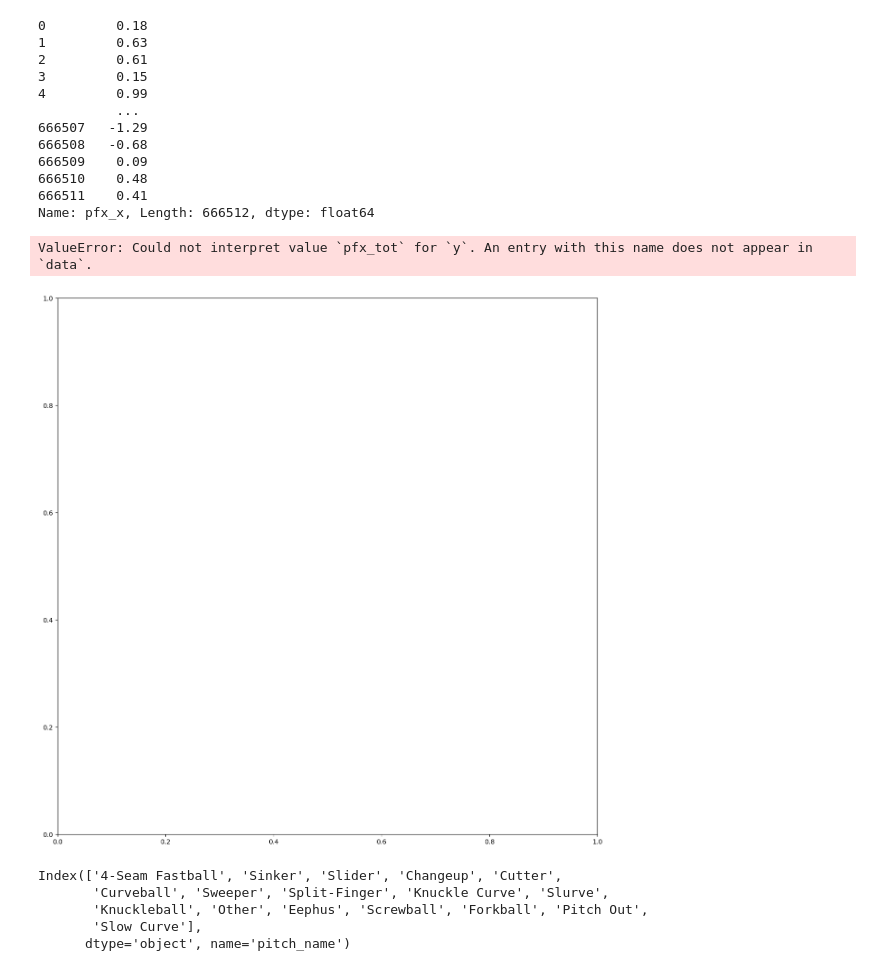
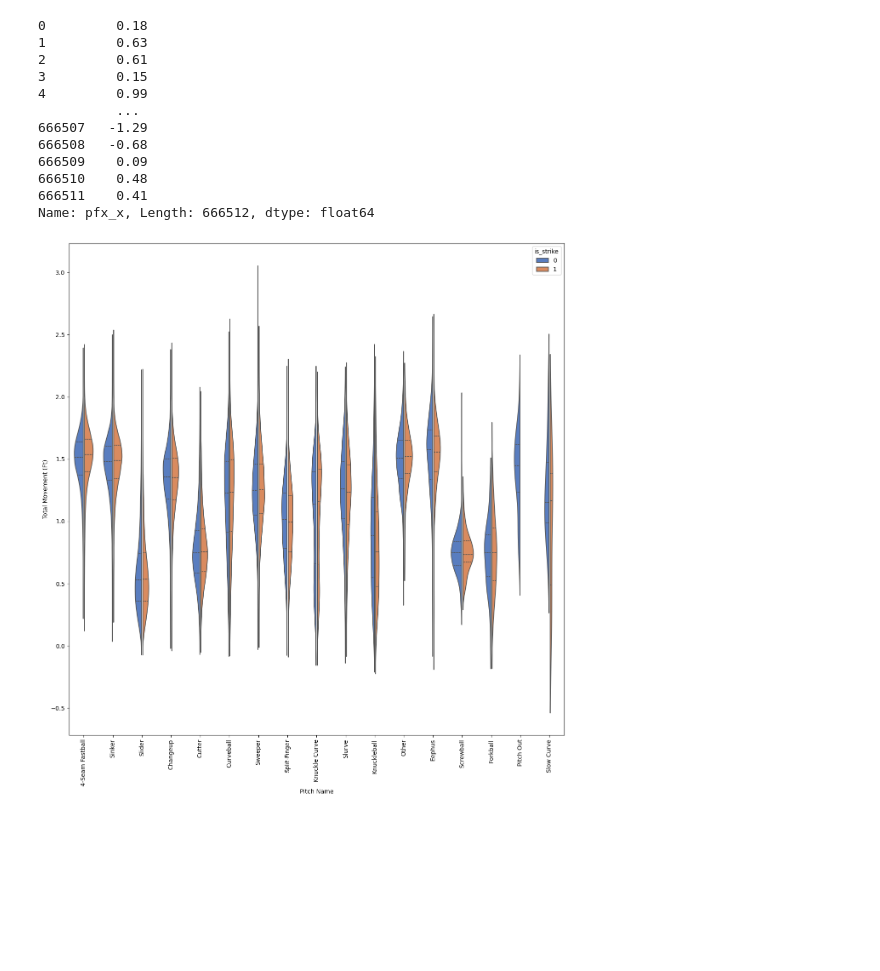
Before and after one commit to OffBayes/Strikeout-Prediction---2024, a Jupyter notebook: Strikeout-EDA.ipynb, the cells around one changed output. Drawn from its saved outputs; the diff is of its cells as text; code cells hidden in the pictures; blank space fills up the shorter version.

Commit message:
Added violin plots for pitch movement. Updated visual elements of all plots.

```diff
--- a/Strikeout-EDA.ipynb
+++ b/Strikeout-EDA.ipynb
@@ -185,7 +193,7 @@ plt.show()
 # %% [markdown]
 This seems to show that often times higher spin is more likely to be a strike. On average, the sweeper and curveball have the most spin.
 # %%
-training_data_df.pfx_tot = (training_data_df.pfx_x.copy()**2 + training_data_df.pfx_z.copy()**2)**0.5
+training_data_df['pfx_tot'] = (training_data_df.pfx_x.copy()**2 + training_data_df.pfx_z.copy()**2)**0.5
 # %%
 print(training_data_df.pfx_tot)
 # %% [output]
@@ -218,9 +226,11 @@ print(training_data_df.pfx_x)
 Name: pfx_x, Length: 666512, dtype: float64
 # %%
 fig, ax = plt.subplots(figsize=(15, 15))
-sns.violinplot(data=training_data_df, x="pitch_name", y="pfx_tot", hue="is_strike", split=True, gap=.1, inner="quart")
+sns.violinplot(data=training_data_df, x="pitch_name", y="pfx_tot",
+               hue="is_strike", split=True, gap=.1, inner="quart", palette = "muted",
+               order = training_data_df.pitch_name.value_counts().index)
 ax.tick_params(axis='x', rotation=90)
+ax.set(xlabel='Pitch Name', ylabel='Total Movement (Ft)')
 plt.show()
 # %% [output]
-ValueError: Could not interpret value `pfx_tot` for `y`. An entry with this name does not appear in `data`.
-[figure, old version]
+[figure, new version]
@@ -231,8 +236,0 @@ training_data_df.pfx_tot
-# %%
-training_data_df.pitch_name.value_counts().index
-# %% [output]
-Index(['4-Seam Fastball', 'Sinker', 'Slider', 'Changeup', 'Cutter',
-       'Curveball', 'Sweeper', 'Split-Finger', 'Knuckle Curve', 'Slurve',
-       'Knuckleball', 'Other', 'Eephus', 'Screwball', 'Forkball', 'Pitch Out',
-       'Slow Curve'],
-      dtype='object', name='pitch_name')
```
Also changed, not shown: parts of 10 cells of this notebook.
